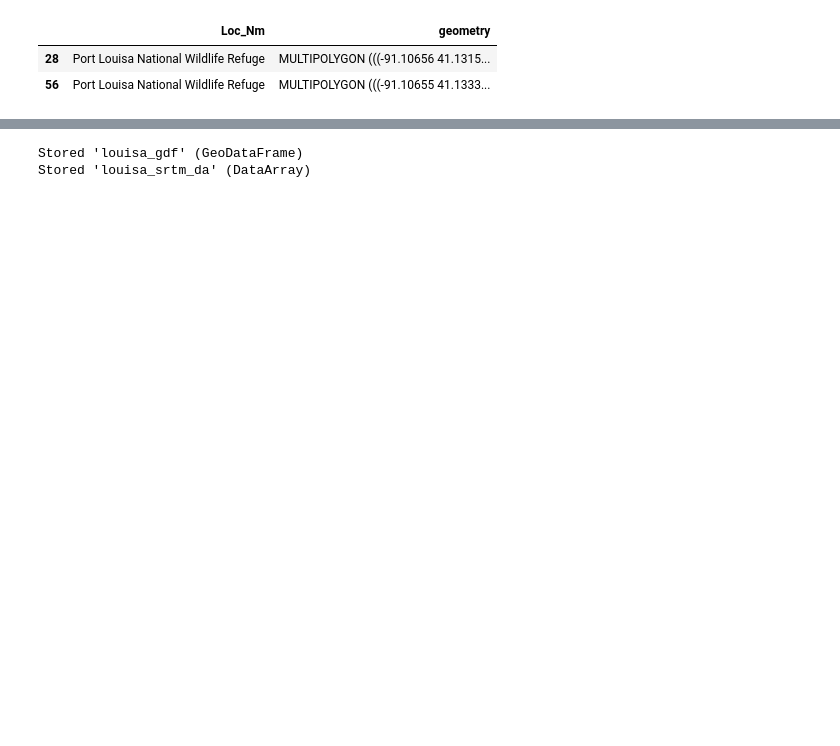
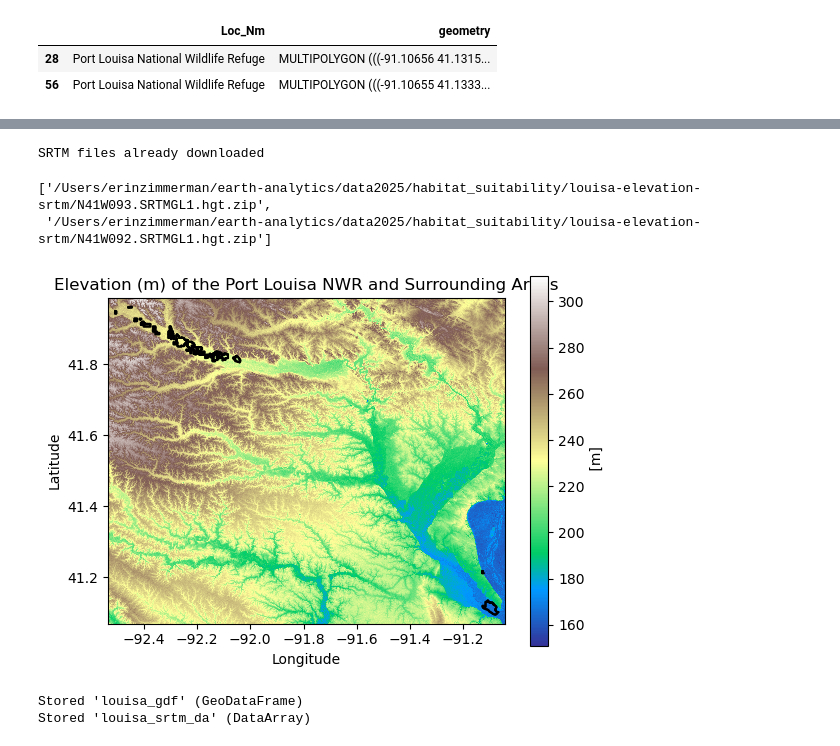
Before and after one commit to earthlab-education/habitat-suitability-ZimmZone, a Jupyter notebook: 03.5_louisa_soil_sata_suitability.ipynb, the cells around one changed output, grey strips where cells are left out. Saved outputs shown, nothing was run; the diff lists cells and outputs as text; code cells hidden in the pictures; blank space fills up the shorter version.

```diff
--- a/03.5_louisa_soil_sata_suitability.ipynb
+++ b/03.5_louisa_soil_sata_suitability.ipynb
@@ -200,3 +66,0 @@ Files already exist. Skipping download.
-# %%
-# Reproject the Louisa GeoDataFrame to match the raster's CRS
-louisa_gdf = louisa_gdf.to_crs(epsg=4326)
@@ -315,3 +318,72 @@ plt.show()
+# %%
+# louisa data search
+louisa_srtm_pattern = os.path.join(louisa_elevation_dir, '*.hgt.zip')
+
+# Define louisa elevation bounds
+louisa_elev_bounds = tuple(louisa_gdf.total_bounds)
+
+# Add buffer to Port Louisa elevation bounds
+buffer = .025
+louisa_xmin, louisa_ymin, louisa_xmax, louisa_ymax = louisa_elev_bounds
+louisa_elev_bounds_buffer = (louisa_xmin-buffer,
+                               louisa_ymin-buffer,
+                               louisa_xmax+buffer,
+                               louisa_ymax+buffer)
+
+if not glob(louisa_srtm_pattern):
+    # Out of the results above, we'll use: SRTMGL1 NASA Shuttle Radar Topography Mission Global 1 arc second V003
+    louisa_srtm_search = earthaccess.search_data(
+        short_name='SRTMGL1',
+        bounding_box=louisa_elev_bounds_buffer
+    )
+    # Download SRTM files
+    louisa_srtm_results = earthaccess.download(
+        louisa_srtm_search,
+        louisa_elevation_dir)
+else:
+    print('SRTM files already downloaded')
+
+# Out of the results above, we'll use: SRTMGL1 NASA Shuttle Radar Topography Mission Global 1 arc second V003
+louisa_srtm_search = earthaccess.search_data(
+    short_name='SRTMGL1',
+    bounding_box=louisa_elev_bounds_buffer
+)
+# Download SRTM files
+louisa_srtm_results = earthaccess.download(
+    louisa_srtm_search,
+    louisa_elevation_dir)
+
+# Check louisa_srtm_results download
+# srtm dataset files are geotiffs but they instead have a .hgt tag (height)
+# results are also .zip files
+louisa_srtm_results
+# %% [output]
+SRTM files already downloaded
+['/Users/erinzimmerman/earth-analytics/data2025/habitat_suitability/louisa-elevation-srtm/N41W093.SRTMGL1.hgt.zip',
+ '/Users/erinzimmerman/earth-analytics/data2025/habitat_suitability/louisa-elevation-srtm/N41W092.SRTMGL1.hgt.zip']
+# %%
+# Open Port Louisa SRTM files
+louisa_srtm_da_list = []
+for srtm_path in glob(louisa_srtm_pattern):
+    # Open files and put them in a DataArray
+    tile_da = rxr.open_rasterio(srtm_path, mask_and_scale=True).squeeze()
+    # Crop DataArrays
+    srtm_cropped_da = tile_da.rio.clip_box(*louisa_elev_bounds_buffer)
+    louisa_srtm_da_list.append(srtm_cropped_da)
+# %%
+# Merge tiles
+louisa_srtm_da = merge_arrays(louisa_srtm_da_list)
+# %%
+# Check SRTM data w/ Port Louisa plotted on top
+louisa_srtm_da.plot(cmap='terrain')
+
+louisa_gdf.boundary.plot(ax = plt.gca(), color='black')
+plt.title('Elevation (m) of the Port Louisa NWR and Surrounding Areas')
+plt.ylabel('Latitude')
+plt.xlabel('Longitude')
+plt.show()
+# %% [output]
+[figure, added]
 # %%
 # Store the essential information to import into the next notebook
 %store louisa_gdf louisa_srtm_da
```
Also changed, not shown: parts of 16 cells of this notebook, 2 other files.
